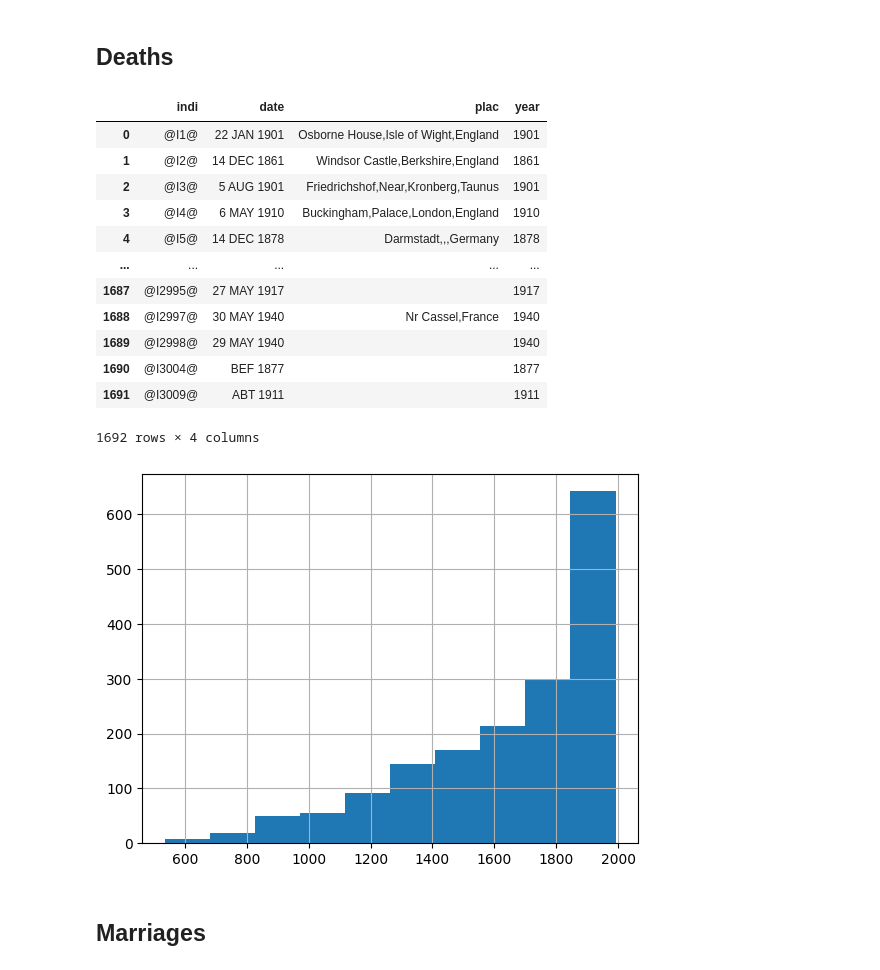
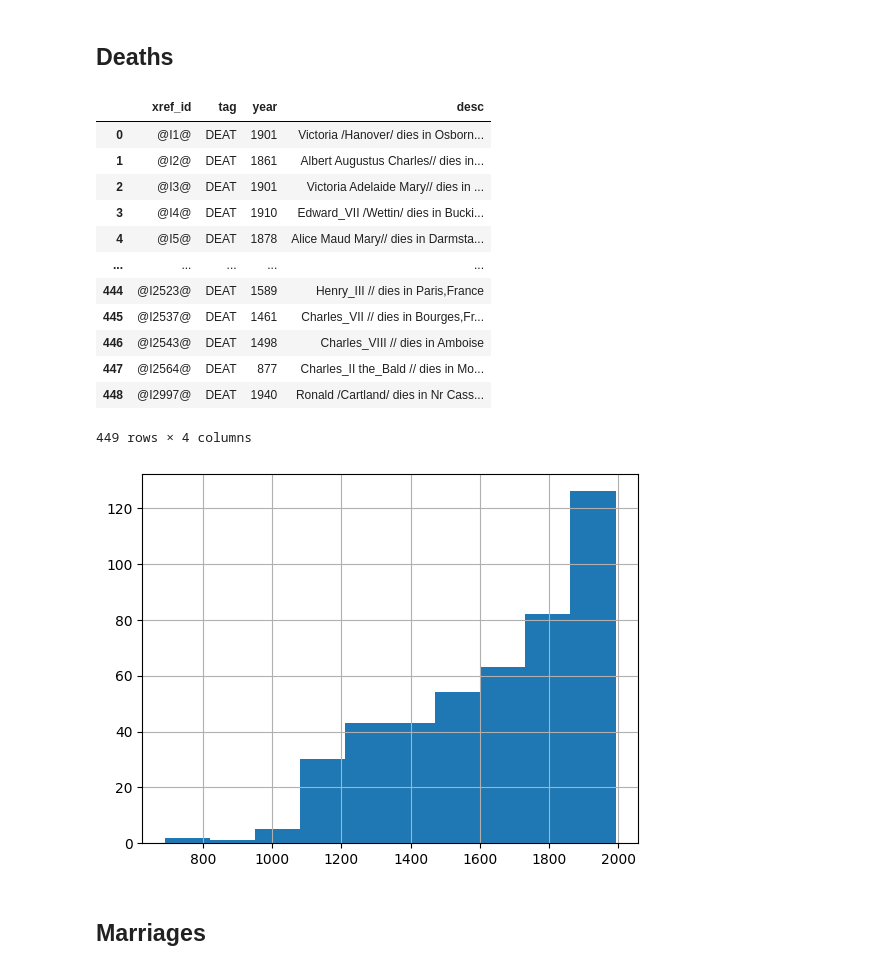
Before and after one commit to joehowells/timeline-gedcom, a Jupyter notebook: 1_data_extraction.ipynb, the cells around one changed output. Cells and saved outputs as stored; diff of their text form; code cells hidden in the pictures.

```diff
--- a/1_data_extraction.ipynb
+++ b/1_data_extraction.ipynb
@@ -19,17 +20,15 @@ with open("data/royal92.ged") as f:
 def iterator():
     for indi in gedcom.indi:
         for birt in indi.birt:
-            date = birt.date.value if birt.date is not None else ""
-            plac = birt.plac.value if birt.plac is not None else ""
-
-            yield indi.xref_id, date, plac
+            if birt.date is not None and birt.plac is not None:
+                desc = f"{indi.name[0].value} is born in {birt.plac.value}"
+                yield indi.xref_id, "BIRT", year(birt.date.value), desc
 
 
 df_birth = pd.DataFrame(
     data=iterator(),
-    columns=["indi", "date", "plac"],
+    columns=["xref_id", "tag", "year", "desc"],
 )
-df_birth["year"] = df_birth["date"].apply(year).astype("Int64")
-df_birth.to_csv("data/birth.csv", index=False)
+df_birth.year = df_birth.year.astype("Int64")
 df_birth
 # %% [output]
@@ -55,37 +54,36 @@ df_birth.year.hist();
 # %%
 def iterator():
     for indi in gedcom.indi:
         for deat in indi.deat:
-            date = deat.date.value if deat.date is not None else ""
-            plac = deat.plac.value if deat.plac is not None else ""
-            yield indi.xref_id, date, plac
+            if deat.date is not None and deat.plac is not None:
+                desc = f"{indi.name[0].value} dies in {deat.plac.value}"
+                yield indi.xref_id, "DEAT", year(deat.date.value), desc
 
 
 df_death = pd.DataFrame(
     data=iterator(),
-    columns=["indi", "date", "plac"],
+    columns=["xref_id", "tag", "year", "desc"],
 )
-df_death["year"] = df_death["date"].apply(year).astype("Int64")
-df_death.to_csv("data/death.csv", index=False)
+df_death.year = df_death.year.astype("Int64")
 df_death
 # %% [output]
-|  | indi | date | plac | year |
-| 0 | @I1@ | 22 JAN 1901 | Osborne House,Isle of Wight,England | 1901 |
-| 1 | @I2@ | 14 DEC 1861 | Windsor Castle,Berkshire,England | 1861 |
-| 2 | @I3@ | 5 AUG 1901 | Friedrichshof,Near,Kronberg,Taunus | 1901 |
-| 3 | @I4@ | 6 MAY 1910 | Buckingham,Palace,London,England | 1910 |
-| 4 | @I5@ | 14 DEC 1878 | Darmstadt,,,Germany | 1878 |
+|  | xref_id | tag | year | desc |
+| 0 | @I1@ | DEAT | 1901 | Victoria /Hanover/ dies in Osborn... |
+| 1 | @I2@ | DEAT | 1861 | Albert Augustus Charles// dies in... |
+| 2 | @I3@ | DEAT | 1901 | Victoria Adelaide Mary// dies in ... |
+| 3 | @I4@ | DEAT | 1910 | Edward_VII /Wettin/ dies in Bucki... |
+| 4 | @I5@ | DEAT | 1878 | Alice Maud Mary// dies in Darmsta... |
 | ... | ... | ... | ... | ... |
-| 1687 | @I2995@ | 27 MAY 1917 |  | 1917 |
-| 1688 | @I2997@ | 30 MAY 1940 | Nr Cassel,France | 1940 |
-| 1689 | @I2998@ | 29 MAY 1940 |  | 1940 |
-| 1690 | @I3004@ | BEF 1877 |  | 1877 |
-| 1691 | @I3009@ | ABT 1911 |  | 1911 |
+| 444 | @I2523@ | DEAT | 1589 | Henry_III // dies in Paris,France |
+| 445 | @I2537@ | DEAT | 1461 | Charles_VII // dies in Bourges,Fr... |
+| 446 | @I2543@ | DEAT | 1498 | Charles_VIII // dies in Amboise |
+| 447 | @I2564@ | DEAT | 877 | Charles_II the_Bald // dies in Mo... |
+| 448 | @I2997@ | DEAT | 1940 | Ronald /Cartland/ dies in Nr Cass... |
-1692 rows × 4 columns
+449 rows × 4 columns
 # %%
 df_death.year.hist();
 # %% [output]
-[figure, old version]
+[figure, new version]
 # %% [markdown]
 ## Marriages
 # %%
```
Also changed, not shown: parts of 9 cells of this notebook.
